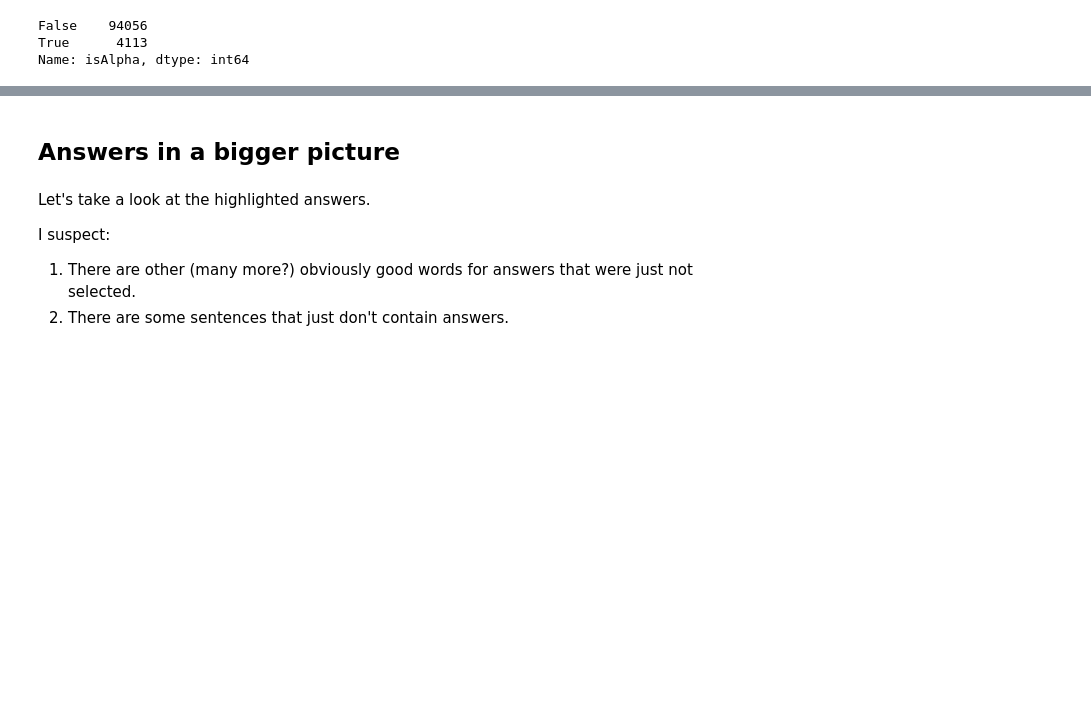
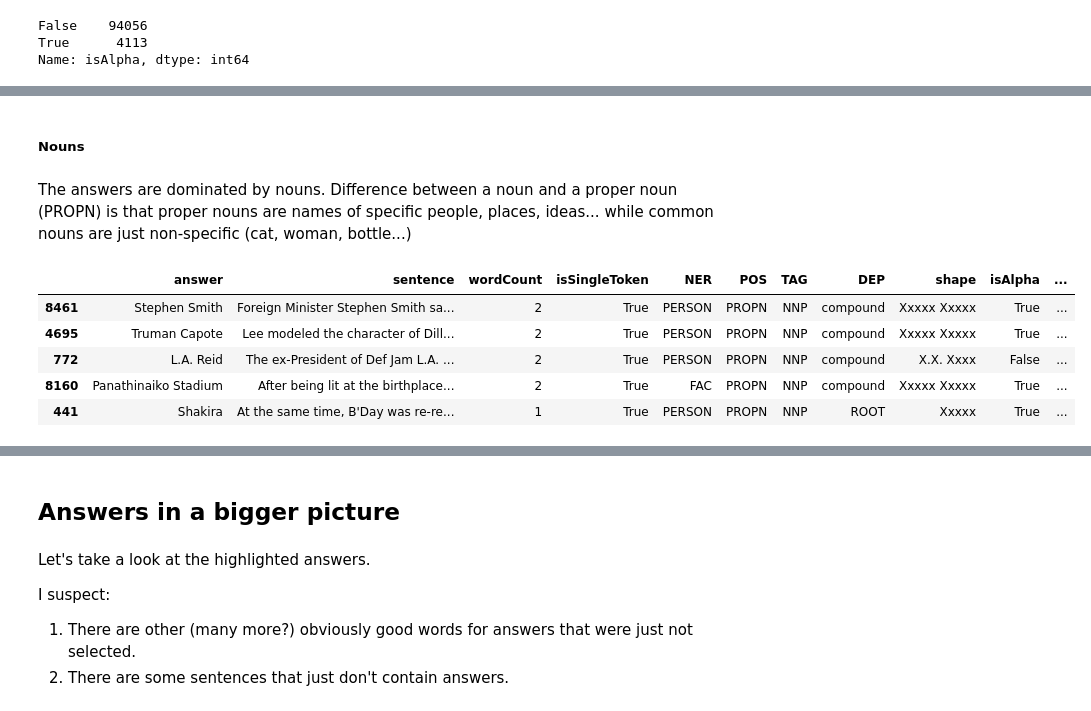
Before and after one commit to KristiyanVachev/Question-Generation, a Jupyter notebook: 01. Data Exploration/SQuADv1.ipynb, the cells around one changed output, grey strips where cells are left out. Drawn from its saved outputs; the diff is of its cells as text; code cells hidden in the pictures; blank space fills up the shorter version.

```diff
--- a/01. Data Exploration/SQuADv1.ipynb
+++ b/01. Data Exploration/SQuADv1.ipynb
@@ -930,0 +952,13 @@ And also, I think I need to explore the difference between answer and a non-answ
+# %% [markdown]
+##### Nouns
+# %% [markdown]
+The answers are dominated by nouns. Difference between a noun and a proper noun (PROPN) is that proper nouns are names of specific people, places, ideas... while common nouns are just non-specific (cat, woman, bottle...)
+# %%
+answersDf[answersDf['POS'] == 'PROPN'].sample(n=5, random_state=16)
+# %% [output]
+|  | answer | sentence | wordCount | isSingleToken | NER | POS | TAG | DEP | shape | isAlpha | ... |
+| 8461 | Stephen Smith | Foreign Minister Stephen Smith sa... | 2 | True | PERSON | PROPN | NNP | compound | Xxxxx Xxxxx | True | ... |
+| 4695 | Truman Capote | Lee modeled the character of Dill... | 2 | True | PERSON | PROPN | NNP | compound | Xxxxx Xxxxx | True | ... |
+| 772 | L.A. Reid | The ex-President of Def Jam L.A. ... | 2 | True | PERSON | PROPN | NNP | compound | X.X. Xxxx | False | ... |
+| 8160 | Panathinaiko Stadium | After being lit at the birthplace... | 2 | True | FAC | PROPN | NNP | compound | Xxxxx Xxxxx | True | ... |
+| 441 | Shakira | At the same time, B'Day was re-re... | 1 | True | PERSON | PROPN | NNP | ROOT | Xxxxx | True | ... |
```
Also changed, not shown: parts of 27 cells of this notebook.
